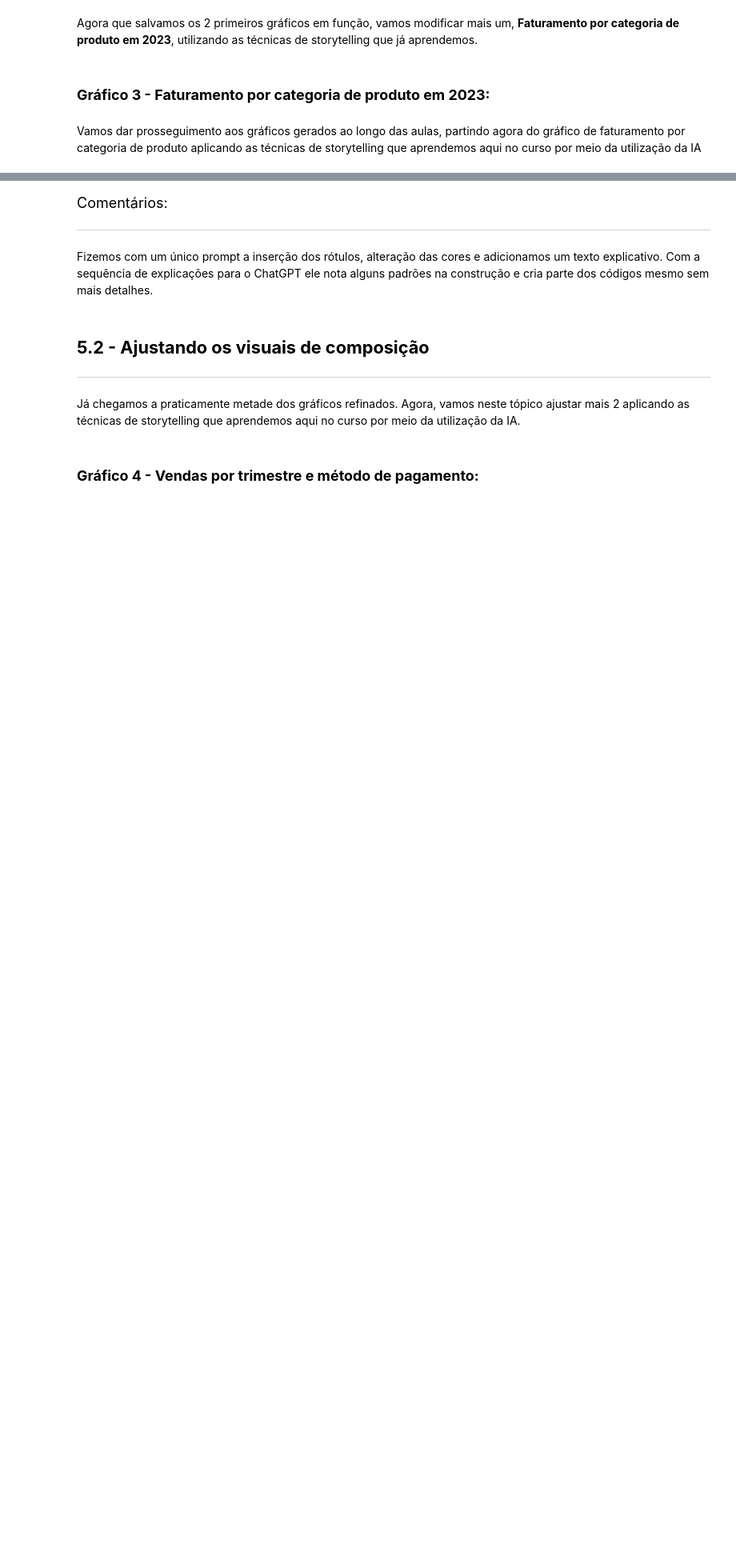
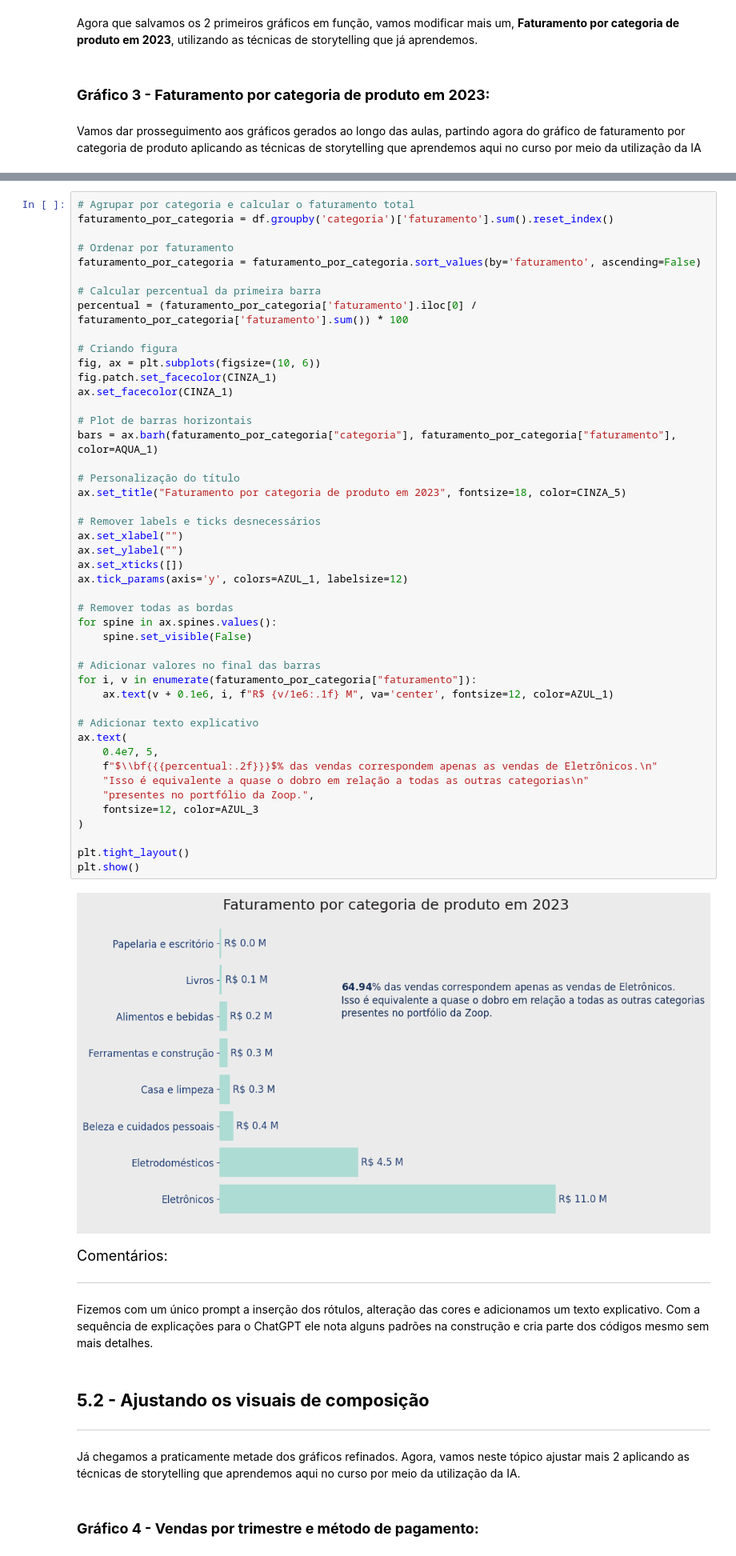
Before and after one commit to Enoque12/Projecto_Inicial_IA_Aplicada_na_Ciencia_de_Dados, a Jupyter notebook: Projeto_Inicial_IA_aplicada_a_Data_Science.ipynb, the cells around one changed output, grey strips where cells are left out. Shown at 80% size. Drawn from its saved outputs; the diff is of its cells as text; blank space fills up the shorter version.

```diff
--- a/Projeto_Inicial_IA_aplicada_a_Data_Science.ipynb
+++ b/Projeto_Inicial_IA_aplicada_a_Data_Science.ipynb
@@ -1505,6 +1527,54 @@ Vamos adicionar também um texto dentro da área do plot. Para isso, divida o va
 Agora, na posição x = 0.4e7 e y = 5, adicione o seguinte texto com tamanho 12 e cor AZUL_3: `f"$\\bf{percentual:.2f}$% das vendas correspondem apenas as vendas de Eletrônicos.\nIsso é equivalente a quase o dobro em relação a todas as outras categorias\npresentes no portfólio da Zoop."`.
 
 Utilize as bibliotecas de visualização de dados do Python para criar essa visualização.
+# %%
+# Agrupar por categoria e calcular o faturamento total
+faturamento_por_categoria = df.groupby('categoria')['faturamento'].sum().reset_index()
+
+# Ordenar por faturamento
+faturamento_por_categoria = faturamento_por_categoria.sort_values(by='faturamento', ascending=False)
+
+# Calcular percentual da primeira barra
+percentual = (faturamento_por_categoria['faturamento'].iloc[0] / faturamento_por_categoria['faturamento'].sum()) * 100
+
+# Criando figura
+fig, ax = plt.subplots(figsize=(10, 6))
+fig.patch.set_facecolor(CINZA_1)
+ax.set_facecolor(CINZA_1)
+
+# Plot de barras horizontais
+bars = ax.barh(faturamento_por_categoria["categoria"], faturamento_por_categoria["faturamento"], color=AQUA_1)
+
+# Personalização do título
+ax.set_title("Faturamento por categoria de produto em 2023", fontsize=18, color=CINZA_5)
+
+# Remover labels e ticks desnecessários
+ax.set_xlabel("")
+ax.set_ylabel("")
+ax.set_xticks([])
+ax.tick_params(axis='y', colors=AZUL_1, labelsize=12)
+
+# Remover todas as bordas
+for spine in ax.spines.values():
+    spine.set_visible(False)
+
+# Adicionar valores no final das barras
+for i, v in enumerate(faturamento_por_categoria["faturamento"]):
+    ax.text(v + 0.1e6, i, f"R$ {v/1e6:.1f} M", va='center', fontsize=12, color=AZUL_1)
+
+# Adicionar texto explicativo
+ax.text(
+    0.4e7, 5,
+    f"$\\bf{{{percentual:.2f}}}$% das vendas correspondem apenas as vendas de Eletrônicos.\n"
+    "Isso é equivalente a quase o dobro em relação a todas as outras categorias\n"
+    "presentes no portfólio da Zoop.",
+    fontsize=12, color=AZUL_3
+)
+
+plt.tight_layout()
+plt.show()
+# %% [output]
+[figure, added]
 # %% [markdown]
 <font color="7b71ff" size=4> Comentários: </font>
 
```
Also changed, not shown: parts of 9 cells of this notebook.
